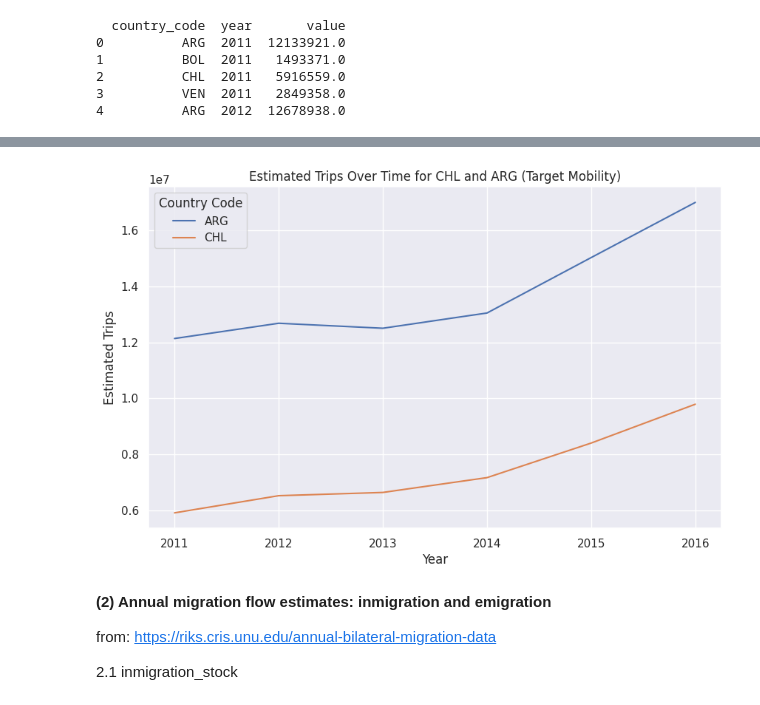
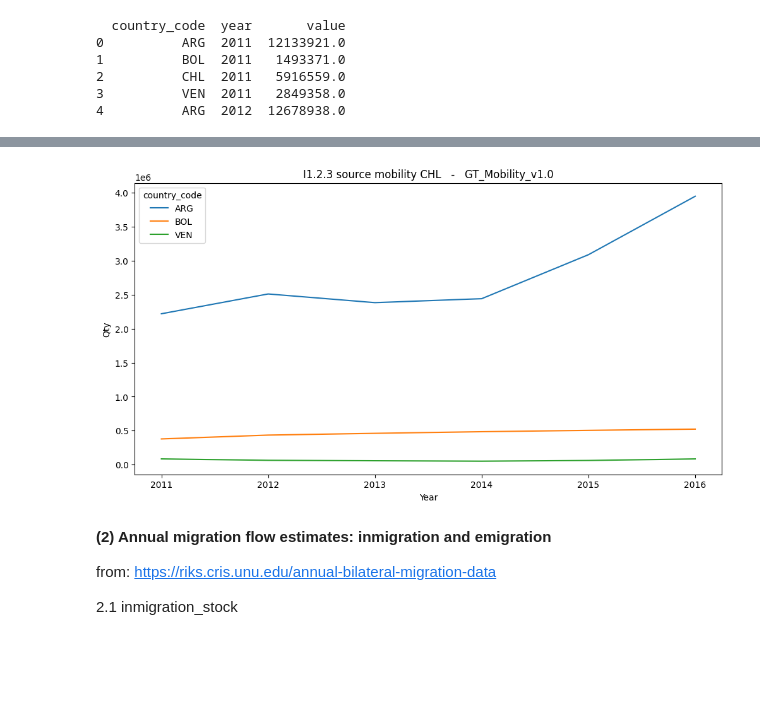
Before and after one commit to natdebandi/migmobs_exploratory, a Jupyter notebook: dataset_construction_v2_1ipynb.ipynb, the cells around one changed output, grey strips where cells are left out. Cells and saved outputs as stored; diff of their text form; code cells hidden in the pictures; blank space fills up the shorter version.

```diff
--- a/dataset_construction_v2_1ipynb.ipynb
+++ b/dataset_construction_v2_1ipynb.ipynb
@@ -279,5 +200,2 @@ print(db_temp.head())
-# %%
-db_temp['indicator'] = 'source_mobility_ARG'
-db_temp['fuente'] = 'Mobitity'
 # %%
 db_indicators = pd.concat([db_indicators, db_temp], axis=0)
@@ -324,2 +201,0 @@ db_temp['fuente'] = 'Mobitity'
-# %%
-db_indicators = pd.concat([db_indicators, db_temp], axis=0)
@@ -357,2 +201,0 @@ db_temp['fuente'] = 'Mobitity'
-# %%
-db_indicators = pd.concat([db_indicators, db_temp], axis=0)
@@ -386,30 +202,14 @@ pivot_df.to_csv('db_indicators_pivot.csv', index=False)
-# %%
-# prompt:  filter  db_indicators for indicator=target_mobility and plot a temporar series plot for CHL and ARG using seaborn
-
-import seaborn as sns
-
-# Assuming db_indicators DataFrame is already created as in the provided code.
-
-# Filter for indicator = 'target_mobility'
-filtered_df = db_indicators[db_indicators['indicator'] == 'target_mobility']
-
-# Filter for countries CHL and ARG
-countries = ['CHL', 'ARG']
-country_df = filtered_df[filtered_df['country_code'].isin(countries)]
-
-# Create the time series plot using seaborn
-plt.figure(figsize=(10, 6))
-sns.set_theme(style="darkgrid")
-sns.lineplot(x='year', y='value', hue='country_code', data=country_df)
-
-plt.xlabel('Year')
-plt.ylabel('Estimated Trips')
-plt.title('Estimated Trips Over Time for CHL and ARG (Target Mobility)')
-plt.legend(title='Country Code')
-plt.grid(True)
-plt.show()
-# %% [output]
-[figure, removed]
+# %%
+df_plot=db_indicators[(db_indicators['indicator']=='source_mobility_CHL')]
+title_plot="I1.2.3 source mobility CHL   -   GT_Mobility_v1.0"
+plt.figure(figsize=(12, 6))
+sns.lineplot(x='year', y='value', hue='country_code', data=df_plot)
+plt.title(f'{title_plot}')
+plt.xlabel('Year')
+plt.ylabel('Qty')
+plt.show()
+# %% [output]
+[figure, added]
 # %% [markdown]
 
 **(2) Annual migration flow estimates: inmigration and emigration**
```
Also changed, not shown: parts of 43 cells of this notebook.
